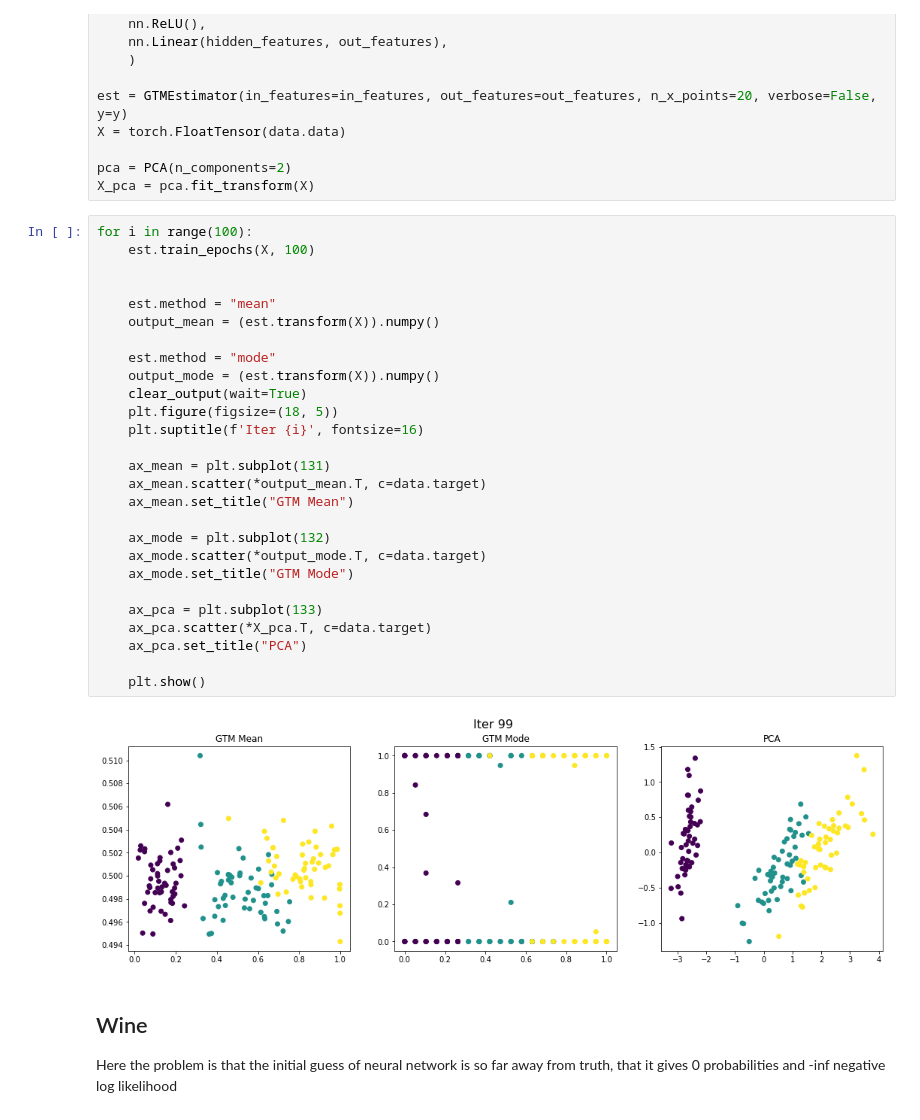
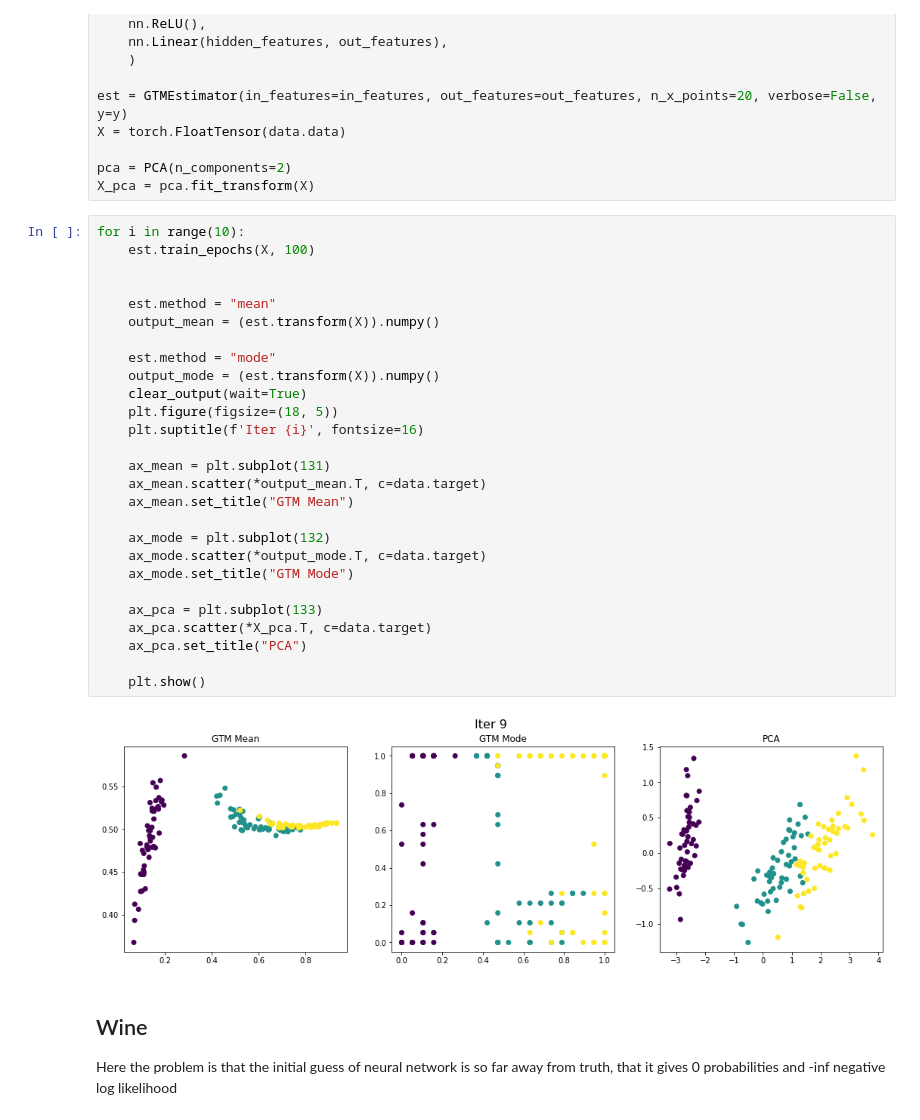
Before and after one commit to VldKnd/GTM, a Jupyter notebook: Experiments/Samples.ipynb, the cells around one changed output. Saved outputs shown, nothing was run; the diff lists cells and outputs as text.

```diff
--- a/Experiments/Samples.ipynb
+++ b/Experiments/Samples.ipynb
@@ -37,34 +37,34 @@ X = torch.FloatTensor(data.data)
 pca = PCA(n_components=2)
 X_pca = pca.fit_transform(X)
 # %%
-for i in range(100):
+for i in range(10):
     est.train_epochs(X, 100)
 
 
     est.method = "mean"
     output_mean = (est.transform(X)).numpy()
 
     est.method = "mode"
     output_mode = (est.transform(X)).numpy()
     clear_output(wait=True)
     plt.figure(figsize=(18, 5))
     plt.suptitle(f'Iter {i}', fontsize=16)
 
     ax_mean = plt.subplot(131)
     ax_mean.scatter(*output_mean.T, c=data.target)
     ax_mean.set_title("GTM Mean")
 
     ax_mode = plt.subplot(132)
     ax_mode.scatter(*output_mode.T, c=data.target)
     ax_mode.set_title("GTM Mode")
 
     ax_pca = plt.subplot(133)
     ax_pca.scatter(*X_pca.T, c=data.target)
     ax_pca.set_title("PCA")
 
     plt.show()
 # %% [output]
-[figure, old version]
+[figure, new version]
 # %% [markdown]
 ## Wine
 
```
Also changed, not shown: parts of 3 cells of this notebook, 1 other file.
